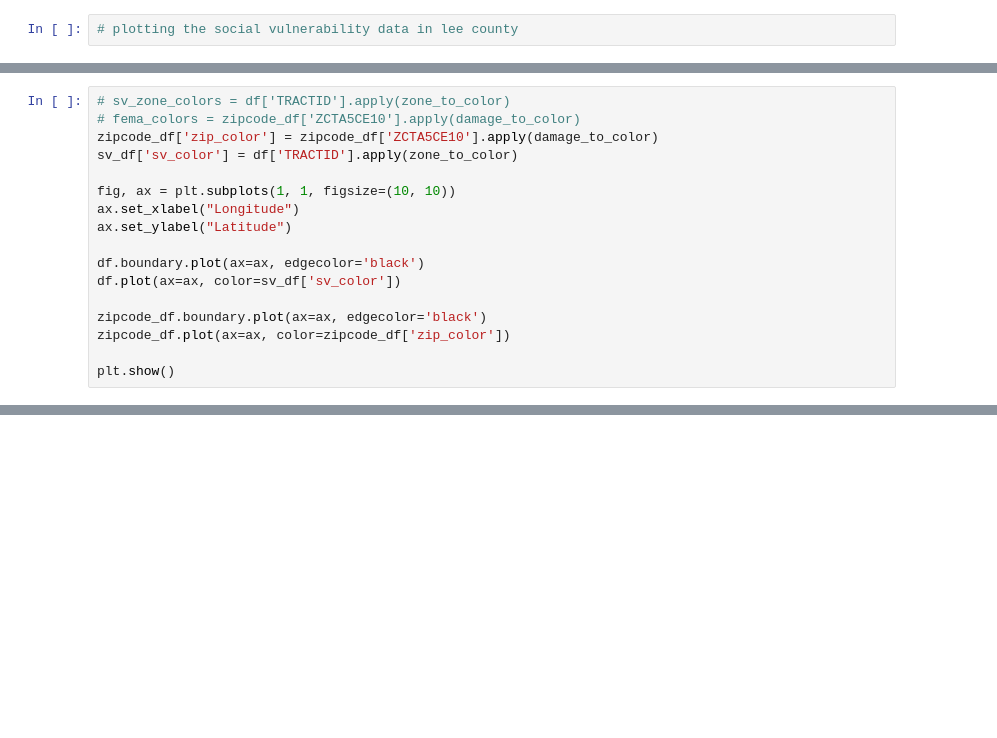
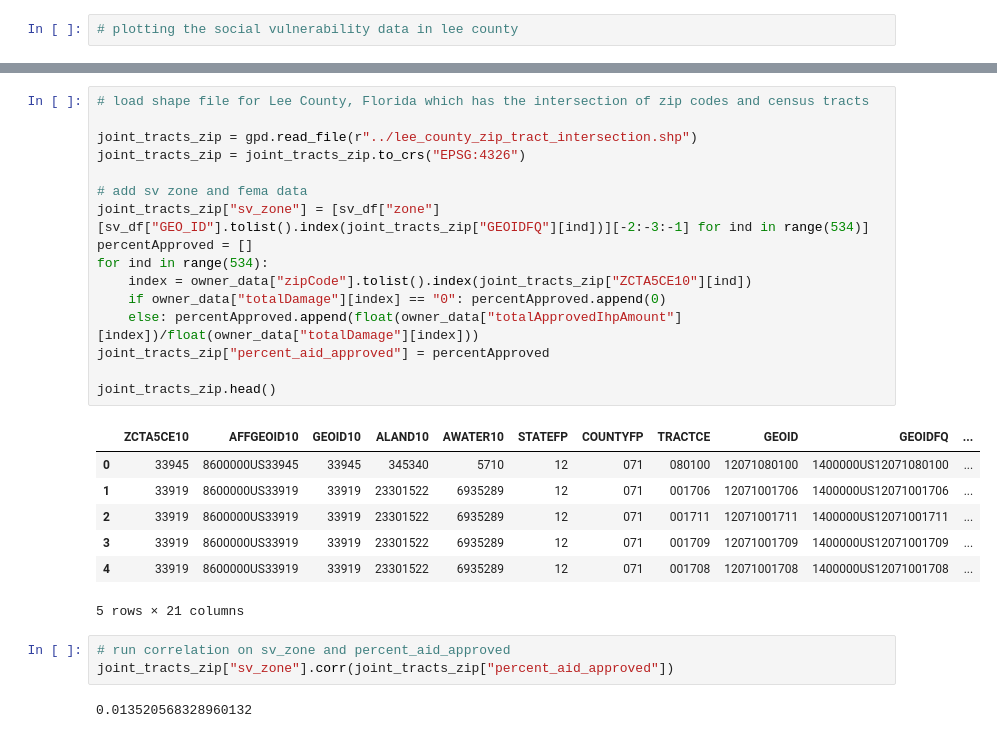
Before and after one commit to zacbakerr/open-fema-analysis, a Jupyter notebook: lee_county_analysis.ipynb, the cells around one changed output, grey strips where cells are left out. Saved outputs shown, nothing was run; the diff lists cells and outputs as text; blank space fills up the shorter version.

```diff
--- a/lee_county_analysis.ipynb
+++ b/lee_county_analysis.ipynb
@@ -291,17 +225,0 @@ def damage_to_color(value):
-# %%
-# sv_zone_colors = df['TRACTID'].apply(zone_to_color)
-# fema_colors = zipcode_df['ZCTA5CE10'].apply(damage_to_color)
-zipcode_df['zip_color'] = zipcode_df['ZCTA5CE10'].apply(damage_to_color)
-sv_df['sv_color'] = df['TRACTID'].apply(zone_to_color)
-
-fig, ax = plt.subplots(1, 1, figsize=(10, 10))
-ax.set_xlabel("Longitude")
-ax.set_ylabel("Latitude")
-
-df.boundary.plot(ax=ax, edgecolor='black')
-df.plot(ax=ax, color=sv_df['sv_color'])
-
-zipcode_df.boundary.plot(ax=ax, edgecolor='black')
-zipcode_df.plot(ax=ax, color=zipcode_df['zip_color'])
-
-plt.show()
@@ -309,0 +238,29 @@ plt.show()
+# %%
+# load shape file for Lee County, Florida which has the intersection of zip codes and census tracts
+
+joint_tracts_zip = gpd.read_file(r"../lee_county_zip_tract_intersection.shp")
+joint_tracts_zip = joint_tracts_zip.to_crs("EPSG:4326")
+
+# add sv zone and fema data
+joint_tracts_zip["sv_zone"] = [sv_df["zone"][sv_df["GEO_ID"].tolist().index(joint_tracts_zip["GEOIDFQ"][ind])][-2:-3:-1] for ind in range(534)]
+percentApproved = []
+for ind in range(534):
+    index = owner_data["zipCode"].tolist().index(joint_tracts_zip["ZCTA5CE10"][ind])
+    if owner_data["totalDamage"][index] == "0": percentApproved.append(0)
+    else: percentApproved.append(float(owner_data["totalApprovedIhpAmount"][index])/float(owner_data["totalDamage"][index]))
+joint_tracts_zip["percent_aid_approved"] = percentApproved
+
+joint_tracts_zip.head()
+# %% [output]
+|  | ZCTA5CE10 | AFFGEOID10 | GEOID10 | ALAND10 | AWATER10 | STATEFP | COUNTYFP | TRACTCE | GEOID | GEOIDFQ | ... |
+| 0 | 33945 | 8600000US33945 | 33945 | 345340 | 5710 | 12 | 071 | 080100 | 12071080100 | 1400000US12071080100 | ... |
+| 1 | 33919 | 8600000US33919 | 33919 | 23301522 | 6935289 | 12 | 071 | 001706 | 12071001706 | 1400000US12071001706 | ... |
+| 2 | 33919 | 8600000US33919 | 33919 | 23301522 | 6935289 | 12 | 071 | 001711 | 12071001711 | 1400000US12071001711 | ... |
+| 3 | 33919 | 8600000US33919 | 33919 | 23301522 | 6935289 | 12 | 071 | 001709 | 12071001709 | 1400000US12071001709 | ... |
+| 4 | 33919 | 8600000US33919 | 33919 | 23301522 | 6935289 | 12 | 071 | 001708 | 12071001708 | 1400000US12071001708 | ... |
+5 rows × 21 columns
+# %%
+# run correlation on sv_zone and percent_aid_approved
+joint_tracts_zip["sv_zone"].corr(joint_tracts_zip["percent_aid_approved"])
+# %% [output]
+0.013520568328960132
```
Also changed, not shown: parts of 13 cells of this notebook.
